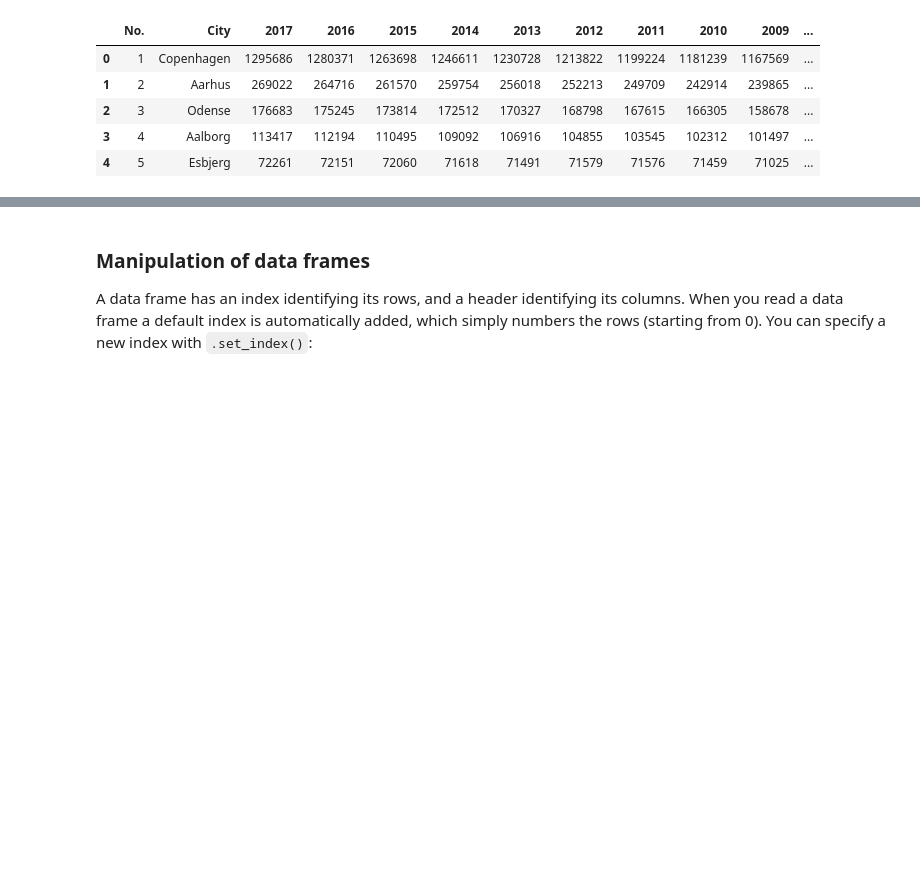
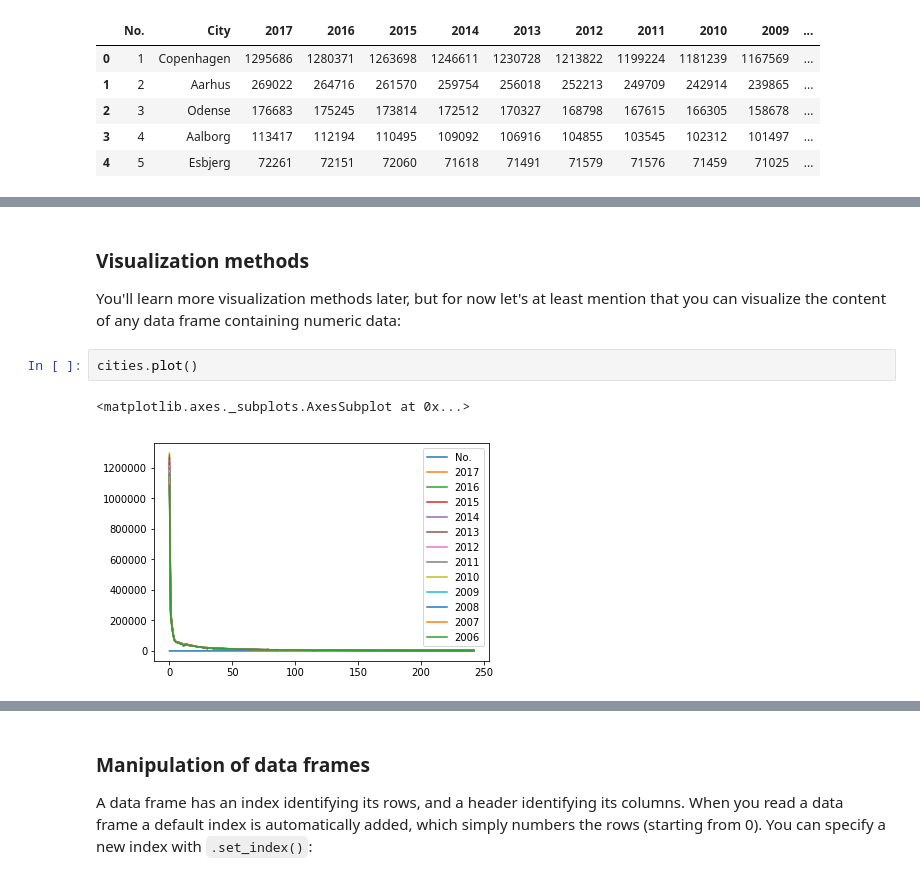
Before and after one commit to krzysztofarendt/deap, a Jupyter notebook: Lecture_4.ipynb, the cells around one changed output, grey strips where cells are left out. Drawn from its saved outputs; the diff is of its cells as text; blank space fills up the shorter version.

```diff
--- a/Lecture_4.ipynb
+++ b/Lecture_4.ipynb
@@ -268,0 +295,9 @@ cities.head()
+# %% [markdown]
+### Visualization methods
+
+You'll learn more visualization methods later, but for now let's at least mention that you can visualize the content of any data frame containing numeric data:
+# %%
+cities.plot()
+# %% [output]
+<matplotlib.axes._subplots.AxesSubplot at 0x...>
+[figure, added]
```
Also changed, not shown: parts of 9 cells of this notebook, 3 other files.
